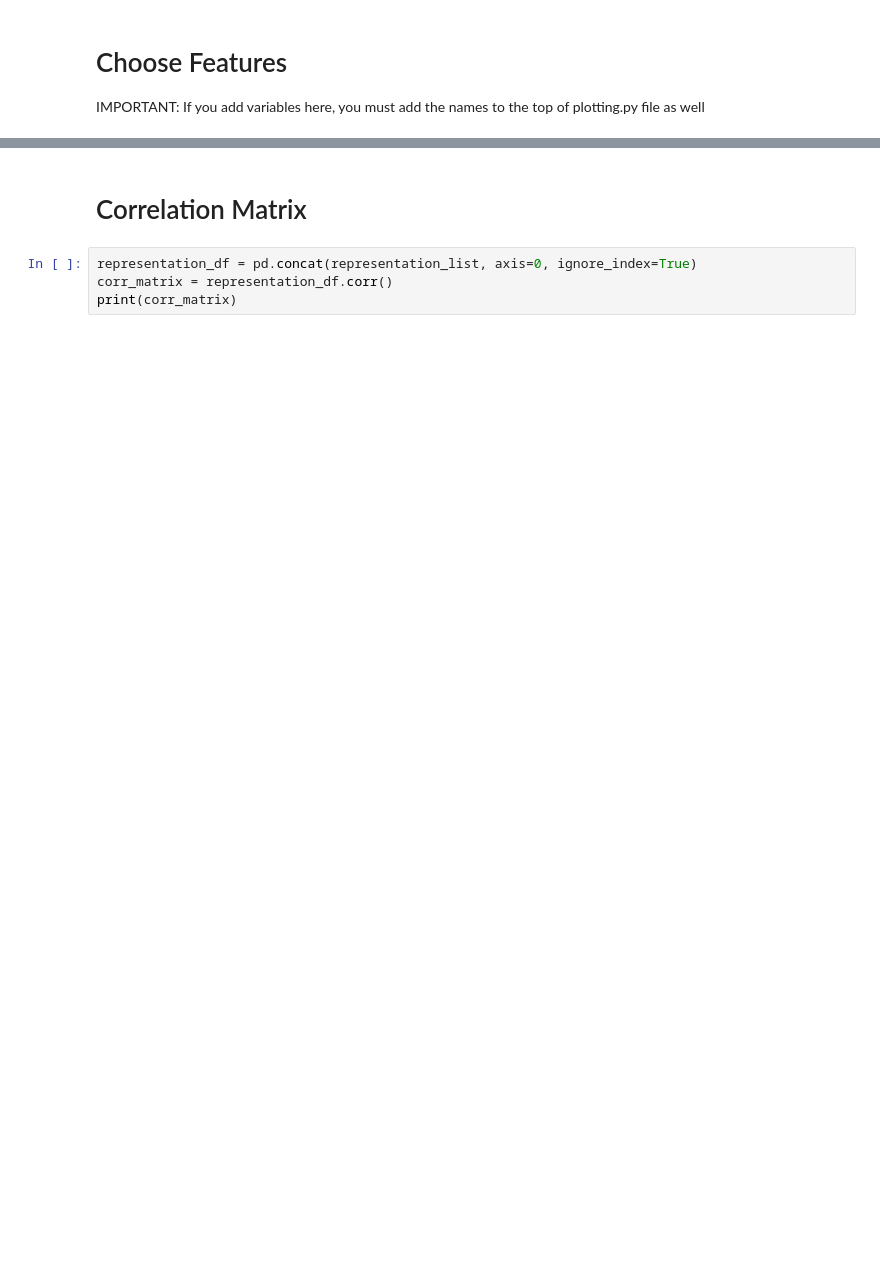
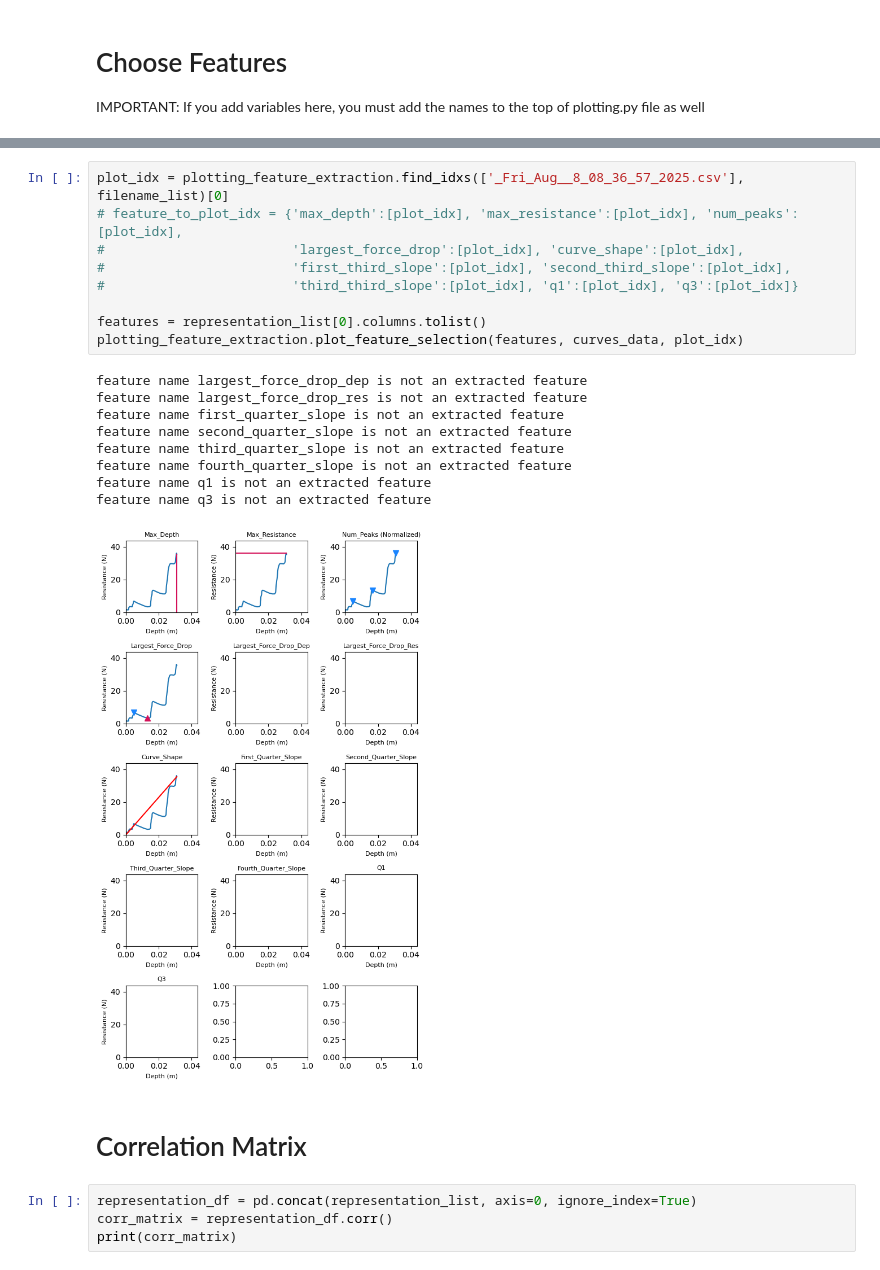
Before and after one commit to liamtbo/LASSIE, a Jupyter notebook: feature_extraction.ipynb, the cells around one changed output, grey strips where cells are left out. Cells and saved outputs as stored; diff of their text form; blank space fills up the shorter version.

```diff
--- a/feature_extraction.ipynb
+++ b/feature_extraction.ipynb
@@ -194,3 +175,22 @@ example:    max_depth  max_resistance  num_peaks  largest_force_drop  \
+# %%
+plot_idx = plotting_feature_extraction.find_idxs(['_Fri_Aug__8_08_36_57_2025.csv'], filename_list)[0]
+# feature_to_plot_idx = {'max_depth':[plot_idx], 'max_resistance':[plot_idx], 'num_peaks':[plot_idx],
+#                        'largest_force_drop':[plot_idx], 'curve_shape':[plot_idx],
+#                        'first_third_slope':[plot_idx], 'second_third_slope':[plot_idx],
+#                        'third_third_slope':[plot_idx], 'q1':[plot_idx], 'q3':[plot_idx]}
+
+features = representation_list[0].columns.tolist()
+plotting_feature_extraction.plot_feature_selection(features, curves_data, plot_idx)
+# %% [output]
+feature name largest_force_drop_dep is not an extracted feature
+feature name largest_force_drop_res is not an extracted feature
+feature name first_quarter_slope is not an extracted feature
+feature name second_quarter_slope is not an extracted feature
+feature name third_quarter_slope is not an extracted feature
+feature name fourth_quarter_slope is not an extracted feature
+feature name q1 is not an extracted feature
+feature name q3 is not an extracted feature
+[figure, added]
 # %% [markdown]
 # Correlation Matrix
 # %%
```
Also changed, not shown: parts of 7 cells of this notebook, 3 other files.
